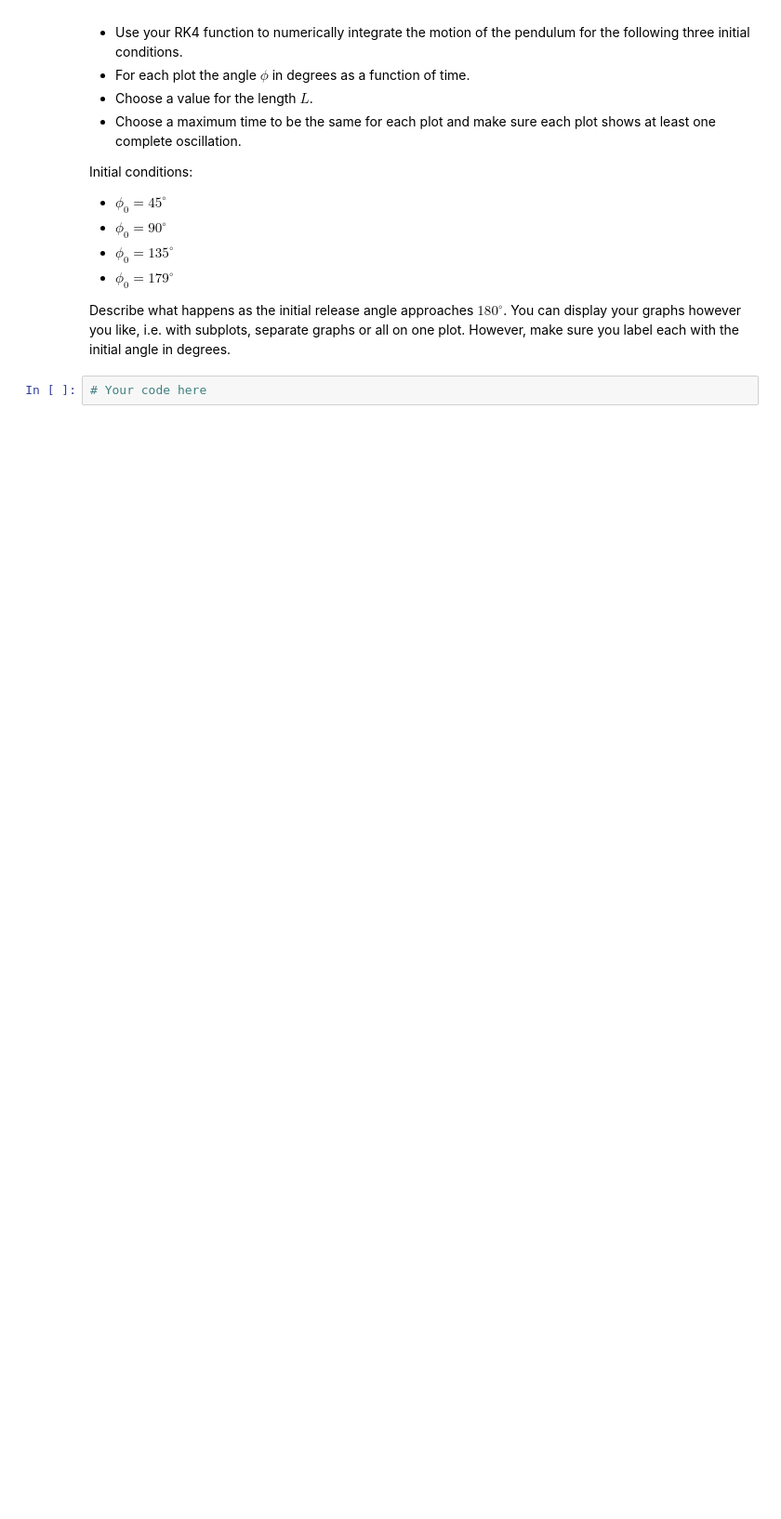
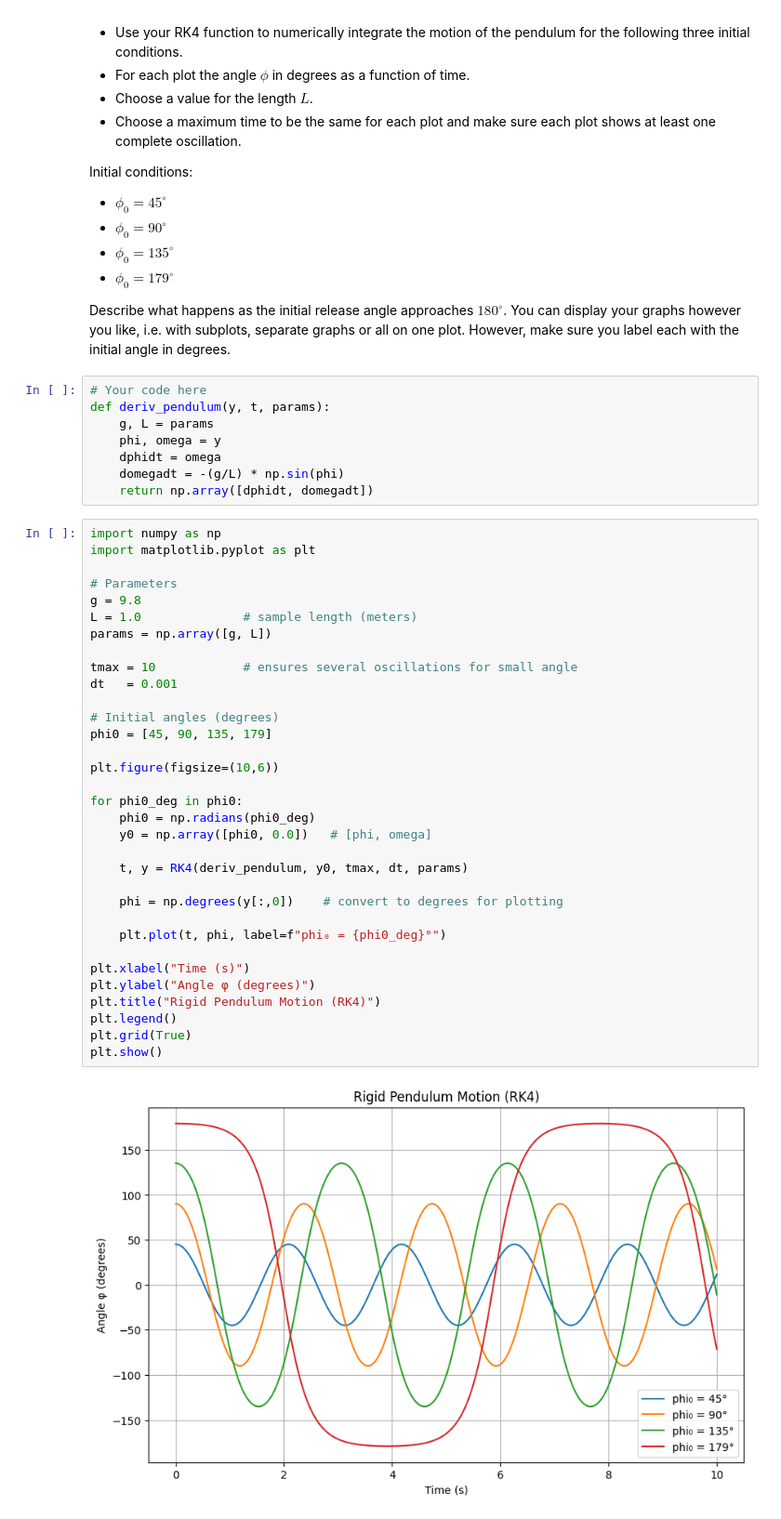
Before and after one commit to jakeTHEEsnak8/Computational-Physics, a Jupyter notebook: ode/ode_3.ipynb, the cells around one changed output. Shown at 93% size. Saved outputs shown, nothing was run; the diff lists cells and outputs as text; blank space fills up the shorter version.

```diff
--- a/ode/ode_3.ipynb
+++ b/ode/ode_3.ipynb
@@ -425,5 +373,46 @@ Initial conditions:
 
 Describe what happens as the initial release angle approaches $180^\circ$.
 You can display your graphs however you like, i.e. with subplots, separate graphs or all on one plot. However, make sure you label each with the initial angle in degrees.
-# %%
-# Your code here
+# %%
+# Your code here
+def deriv_pendulum(y, t, params):
+    g, L = params
+    phi, omega = y
+    dphidt = omega
+    domegadt = -(g/L) * np.sin(phi)
+    return np.array([dphidt, domegadt])
+# %%
+import numpy as np
+import matplotlib.pyplot as plt
+
+# Parameters
+g = 9.8
+L = 1.0              # sample length (meters)
+params = np.array([g, L])
+
+tmax = 10            # ensures several oscillations for small angle
+dt   = 0.001
+
+# Initial angles (degrees)
+phi0 = [45, 90, 135, 179]
+
+plt.figure(figsize=(10,6))
+
+for phi0_deg in phi0:
+    phi0 = np.radians(phi0_deg)
+    y0 = np.array([phi0, 0.0])   # [phi, omega]
+
+    t, y = RK4(deriv_pendulum, y0, tmax, dt, params)
+
+    phi = np.degrees(y[:,0])    # convert to degrees for plotting
+
+    plt.plot(t, phi, label=f"phi₀ = {phi0_deg}°")
+
+plt.xlabel("Time (s)")
+plt.ylabel("Angle φ (degrees)")
+plt.title("Rigid Pendulum Motion (RK4)")
+plt.legend()
+plt.grid(True)
+plt.show()
+# %% [output]
+[figure, added]
```
Also changed, not shown: parts of 5 cells of this notebook.
